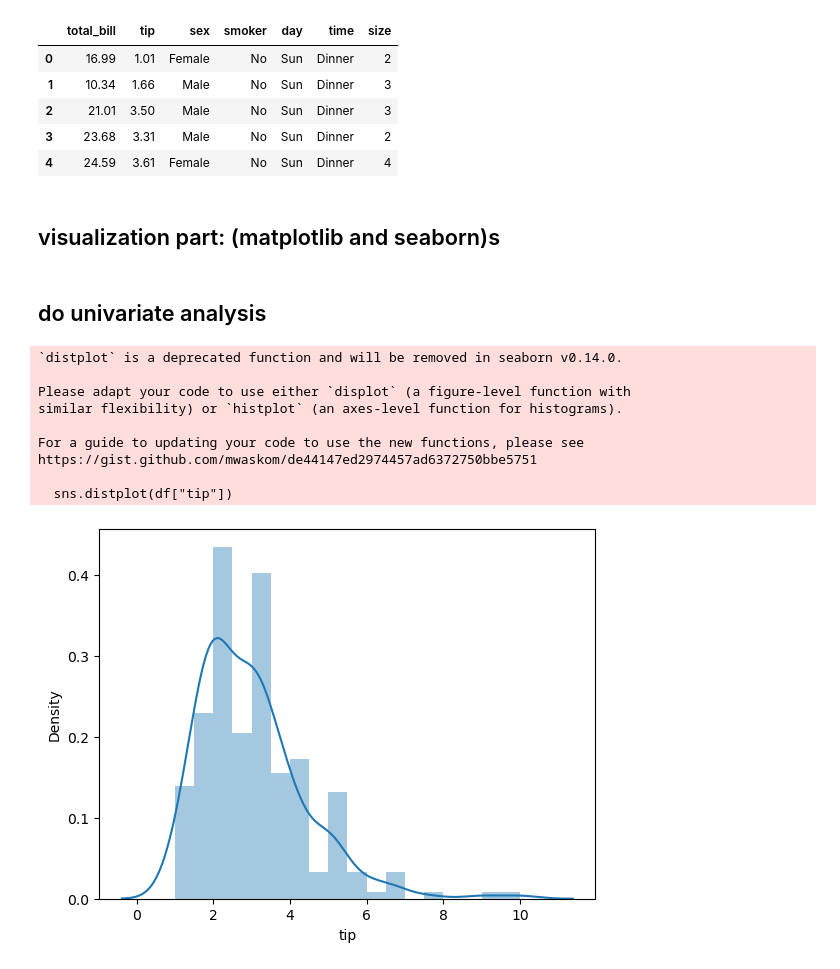
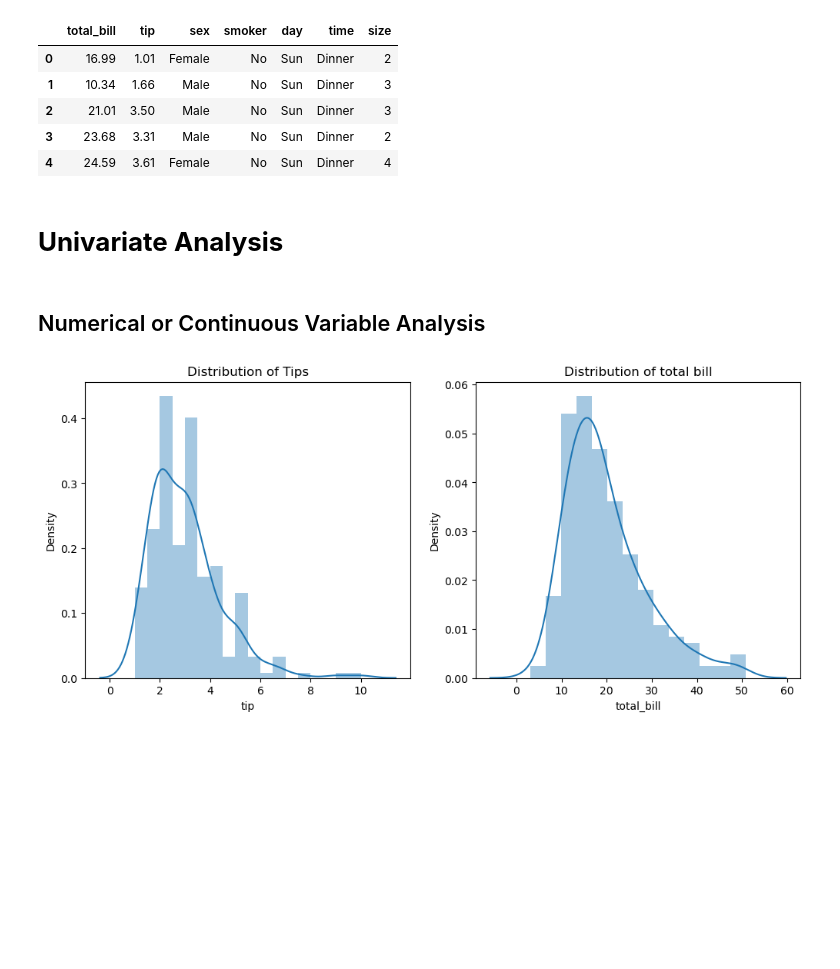
Before and after one commit to kamsaxel/Jupyter-Notebooks, a Jupyter notebook: tips.ipynb, the cells around one changed output. Cells and saved outputs as stored; diff of their text form; code cells hidden in the pictures; blank space fills up the shorter version.

```diff
--- a/tips.ipynb
+++ b/tips.ipynb
@@ -158,21 +150,16 @@ df.head()
 | 2 | 21.01 | 3.50 | Male | No | Sun | Dinner | 3 |
 | 3 | 23.68 | 3.31 | Male | No | Sun | Dinner | 2 |
 | 4 | 24.59 | 3.61 | Female | No | Sun | Dinner | 4 |
-# %% [markdown]
-## visualization part: (matplotlib and seaborn)s
 # %% [markdown]
-## do univariate analysis
+# **Univariate Analysis**
-# %%
-sns.distplot(df["tip"])
-plt.show()
-# %% [output]
-`distplot` is a deprecated function and will be removed in seaborn v0.14.0.
-
-Please adapt your code to use either `displot` (a figure-level function with
-similar flexibility) or `histplot` (an axes-level function for histograms).
-
-For a guide to updating your code to use the new functions, please see
-https://gist.github.com/mwaskom/de44147ed2974457ad6372750bbe5751
-
-  sns.distplot(df["tip"])
-[figure, removed]
+# %% [markdown]
+## Numerical or Continuous Variable Analysis
+# %%
+f,ax=plt.subplots(1,2,figsize = (12,5))
+sns.distplot(df['tip'],ax=ax[0])
+sns.distplot(df['total_bill'],ax=ax[1])
+ax[0].set_title("Distribution of Tips")
+ax[1].set_title("Distribution of total bill")
+plt.show()
+# %% [output]
+[figure, added]
```
Also changed, not shown: parts of 34 cells of this notebook.
